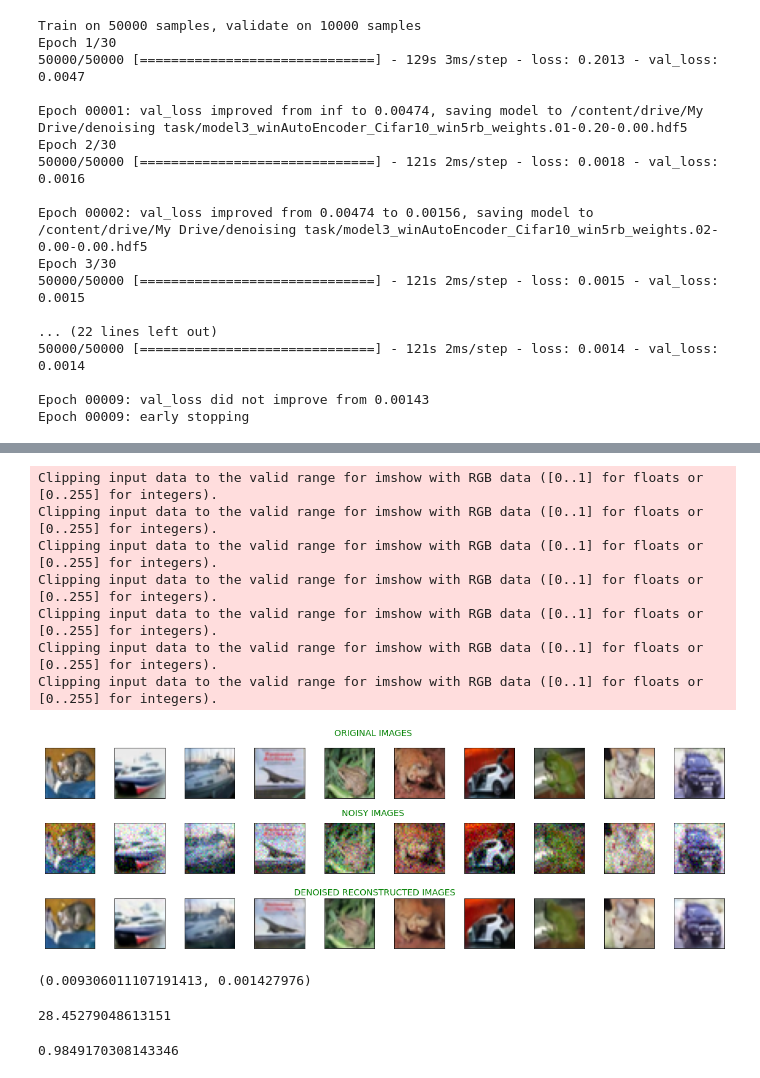
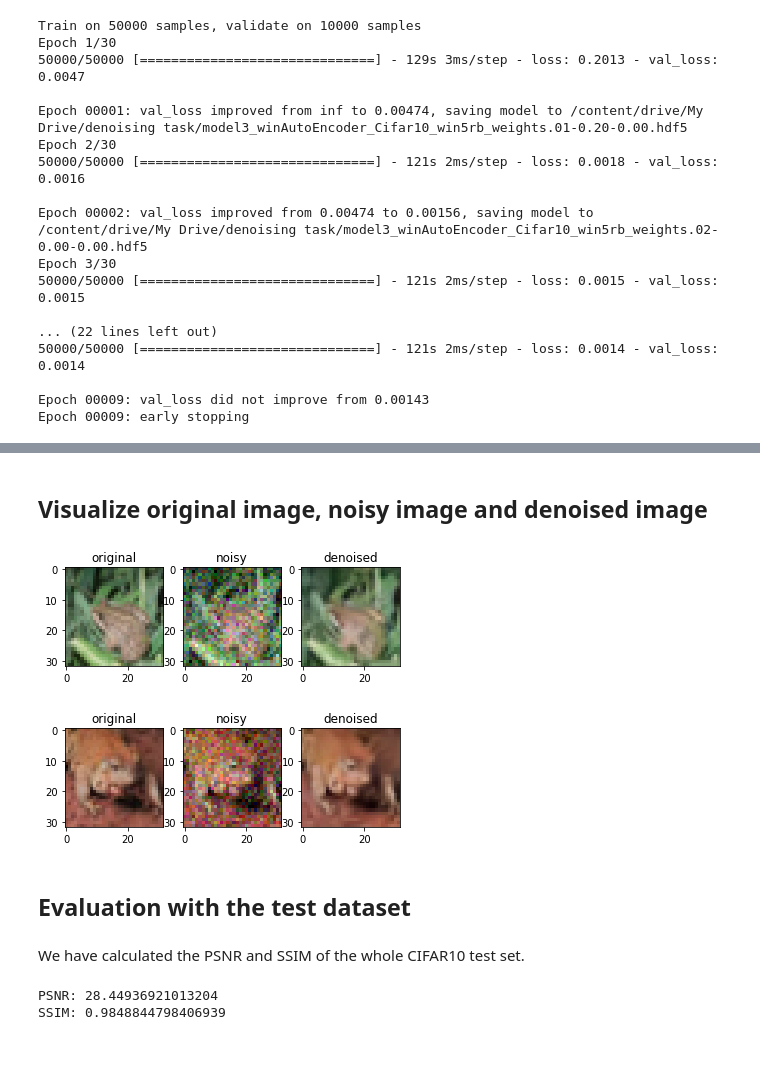
Before and after one commit to NateshReddy/Denoising-Algorithm-Implementation, a Jupyter notebook: cifar10_win.ipynb, the cells around one changed output, grey strips where cells are left out. Drawn from its saved outputs; the diff is of its cells as text; code cells hidden in the pictures; blank space fills up the shorter version.

```diff
--- a/cifar10_win.ipynb
+++ b/cifar10_win.ipynb
@@ -152,32 +114,31 @@ def showOrigDec(orig, noise, denoise, num=10):
-# %%
-showOrigDec(test_data_clean, test_data_noisy, test_data_denoised)
-# %% [output]
-Clipping input data to the valid range for imshow with RGB data ([0..1] for floats or [0..255] for integers).
-Clipping input data to the valid range for imshow with RGB data ([0..1] for floats or [0..255] for integers).
-Clipping input data to the valid range for imshow with RGB data ([0..1] for floats or [0..255] for integers).
-Clipping input data to the valid range for imshow with RGB data ([0..1] for floats or [0..255] for integers).
-Clipping input data to the valid range for imshow with RGB data ([0..1] for floats or [0..255] for integers).
-Clipping input data to the valid range for imshow with RGB data ([0..1] for floats or [0..255] for integers).
-Clipping input data to the valid range for imshow with RGB data ([0..1] for floats or [0..255] for integers).
-[figure, removed]
-# %%
-def mse(data_1, data_2):
-   return np.square(np.subtract(data_1, data_2)).mean()
-
-noisy_clean_mse = mse(test_data_clean, test_data_noisy)
-denoised_clean_mse = mse(test_data_denoised, test_data_clean)
-
-noisy_clean_mse, denoised_clean_mse
-# %% [output]
-(0.009306011107191413, 0.001427976)
+# %% [markdown]
+## Visualize original image, noisy image and denoised image
+# %%
+idx = 4
+for i in range(2):
+  plt.subplot(1,3,1)
+  plt.imshow(test_data_clean[idx])
+  plt.title('original')
+  plt.subplot(1,3,2)
+  plt.imshow(test_data_noisy[idx])
+  plt.title('noisy')
+  plt.subplot(1,3,3)
+  plt.imshow(test_data_denoised[idx])
+  plt.title('denoised')
+  plt.show()
+  idx = idx + 1
+# %% [output]
+[figure, added]
+[figure, added]
+# %% [markdown]
+## Evaluation with the test dataset
+# %% [markdown]
+We have calculated the PSNR and SSIM of the whole CIFAR10 test set.
 # %%
 from skimage import metrics
-avg_psnr = metrics.peak_signal_noise_ratio(test_data_clean,test_data_denoised)
-avg_psnr
+psnr = metrics.peak_signal_noise_ratio(test_data_clean,test_data_denoised)
+ssim = metrics.structural_similarity(test_data_clean,test_data_denoised,multichannel=True)
+print("PSNR:",psnr,"\nSSIM:",ssim)
 # %% [output]
-28.45279048613151
+PSNR: 28.44936921013204
+SSIM: 0.9848844798406939
-# %%
-avg_ssim = metrics.structural_similarity(test_data_clean,test_data_denoised,multichannel=True)
-avg_ssim
-# %% [output]
-0.9849170308143346
```
Also changed, not shown: parts of 12 cells of this notebook.
